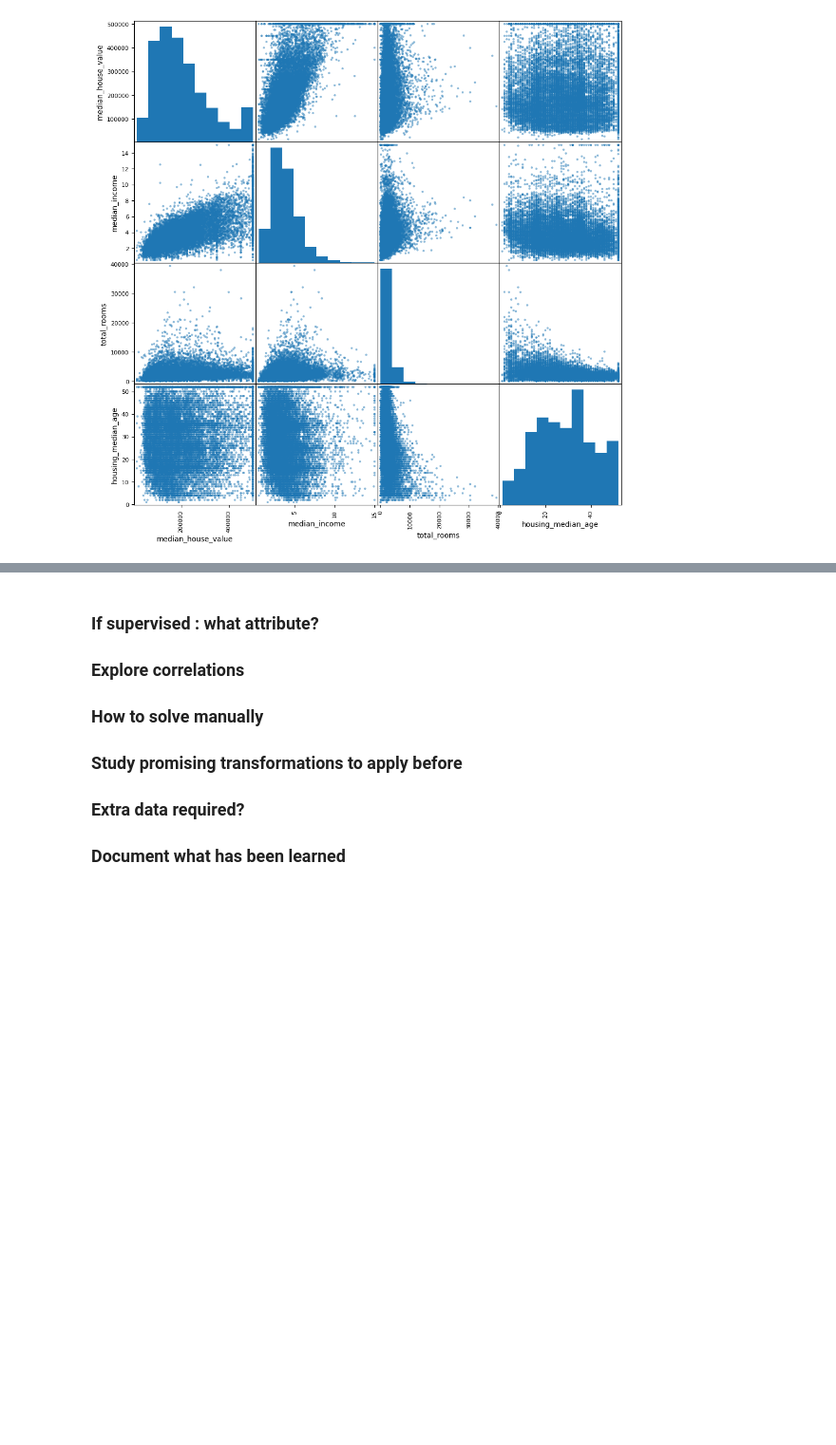
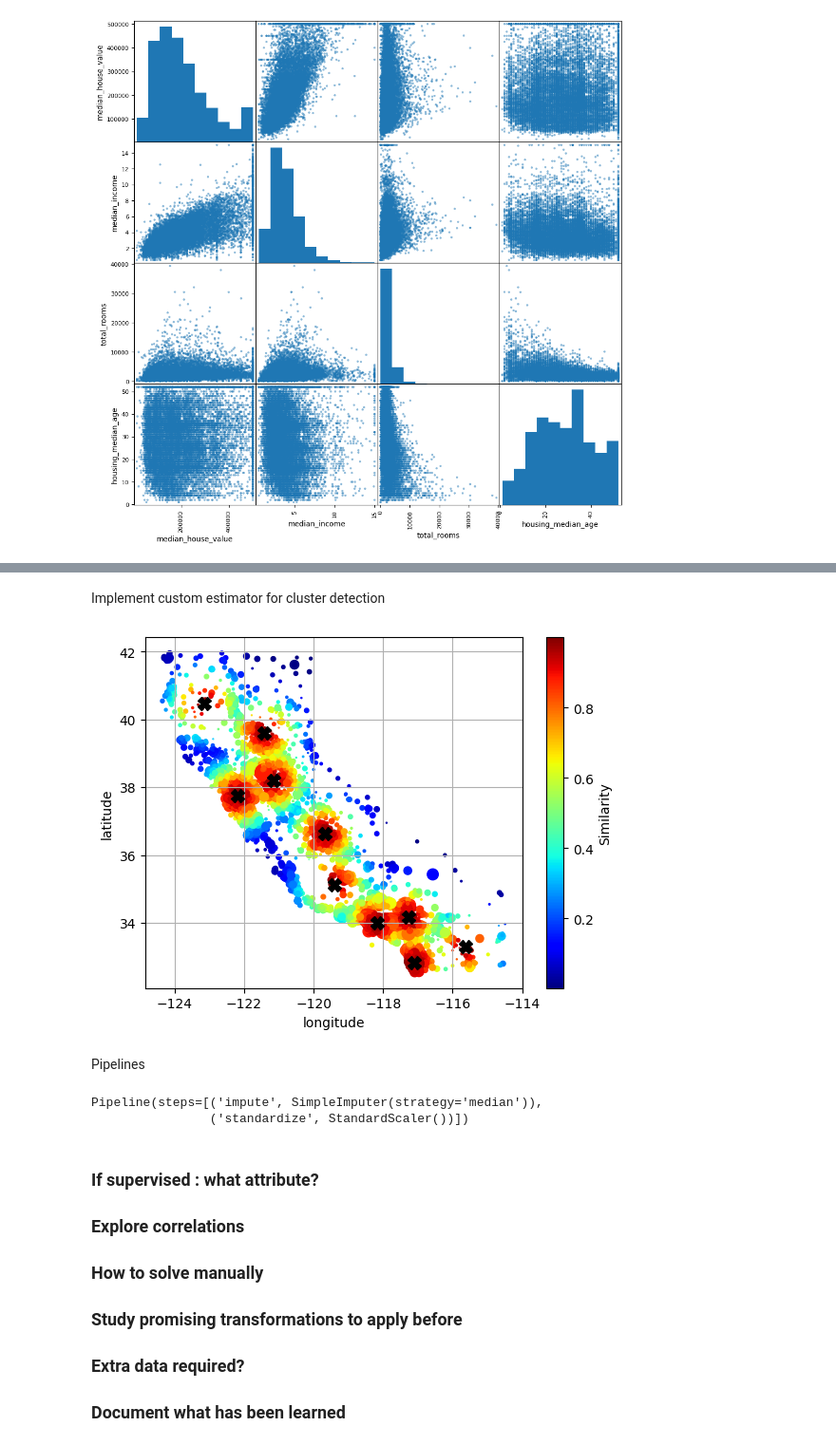
Before and after one commit to SimLend/HandsOnMachineLearning, a Jupyter notebook: Chapter1/CaliforniaHousingPrices/HousingPriceRegression.ipynb, the cells around one changed output, grey strips where cells are left out. Shown at 95% size. Cells and saved outputs as stored; diff of their text form; code cells hidden in the pictures; blank space fills up the shorter version.

```diff
--- a/Chapter1/CaliforniaHousingPrices/HousingPriceRegression.ipynb
+++ b/Chapter1/CaliforniaHousingPrices/HousingPriceRegression.ipynb
@@ -406,0 +465,10 @@ plt.show()
+# %%
+from sklearn.preprocessing import OneHotEncoder
+
+Encoder = OneHotEncoder()
+Categories = Encoder.fit_transform(TrainingData[["ocean_proximity"]])
+
+FilledTrainingDataWithCat = pd.concat((FilledTrainingData,
+                            pd.DataFrame(Categories.toarray(), columns=Encoder.get_feature_names_out(), index=FilledTrainingData.index)),
+                            axis="columns")
+FilledTrainingDataWithCat.info()
@@ -407,3 +496,61 @@ plt.show()
+# %% [markdown]
+Implement custom estimator for cluster detection
+# %%
+from sklearn.cluster import KMeans
+from sklearn.metrics.pairwise import rbf_kernel
+from sklearn.base import BaseEstimator, TransformerMixin
+from sklearn.utils import estimator_checks
+
+class ClusterSimilarity(BaseEstimator, TransformerMixin):
+    def __init__(self, n_clusters=10, gamma = 1.0, random_state=None) -> None:
+        self.n_clusters = n_clusters
+        self.gamma = gamma
+        self.random_state = random_state
+
+    def fit(self, X, y=None, sample_weight=None):
+        self.KMeans_ = KMeans(self.n_clusters, random_state=self.random_state)
+        self.KMeans_.fit(X, sample_weight=sample_weight)
+        return self
+
+    def transform(self, X):
+        return rbf_kernel(X, self.KMeans_.cluster_centers_, gamma=self.gamma)
+
+    def get_feature_names_out(self, names=None):
+        return [f"Cluster {i} similarity" for i in range(self.n_clusters)]
+# %%
+clusterSimil = ClusterSimilarity(random_state=42)
+similarities = clusterSimil.fit_transform(FilledTrainingDataWithCat[["latitude", "longitude"]], sample_weight=TrainingLabels)
+
+PlotData = FilledTrainingDataWithCat.copy()
+
+PlotData["Similarity"] = similarities.max(axis=1)
+
+PlotData.plot(kind="scatter", x="longitude", y="latitude", grid = True, s=PlotData["population"] / 100, c = "Similarity", cmap="jet", colorbar=True)
+plt.plot(clusterSimil.KMeans_.cluster_centers_[:,1],
+         clusterSimil.KMeans_.cluster_centers_[:,0],
+         linestyle="", color="black", marker="X", markersize=10)
+plt.show()
+# %% [output]
+[figure, added]
+# %% [markdown]
+Pipelines
+# %%
+from sklearn.pipeline import Pipeline
+from sklearn.preprocessing import StandardScaler
+
+# Used to enable pipeline diagram view
+import sklearn
+sklearn.set_config(display="diagram")
+
+test_pipeline = Pipeline([
+                        ("impute", SimpleImputer(strategy="median")),
+                        ("standardize", StandardScaler())
+                        ])
+
+test_pipeline
+# %% [output]
+Pipeline(steps=[('impute', SimpleImputer(strategy='median')),
+                ('standardize', StandardScaler())])
 # %% [markdown]
 ### If supervised : what attribute? ###
 
```
Also changed, not shown: parts of 12 cells of this notebook.
